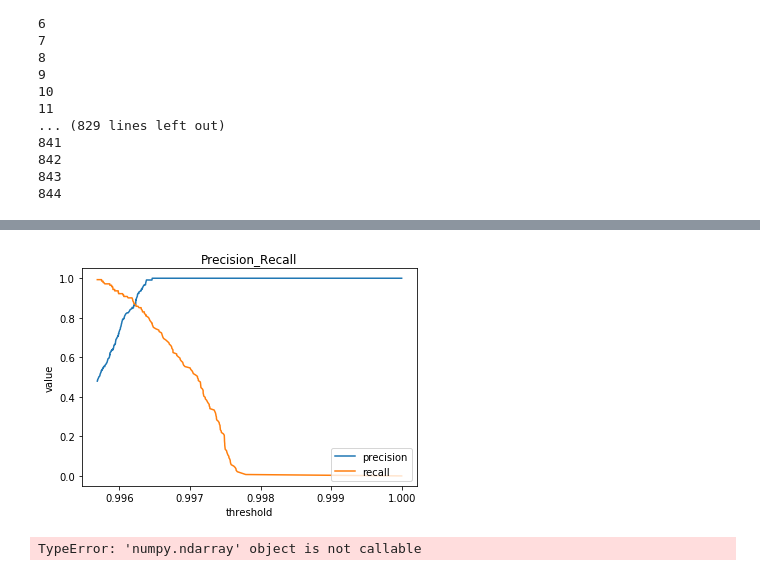
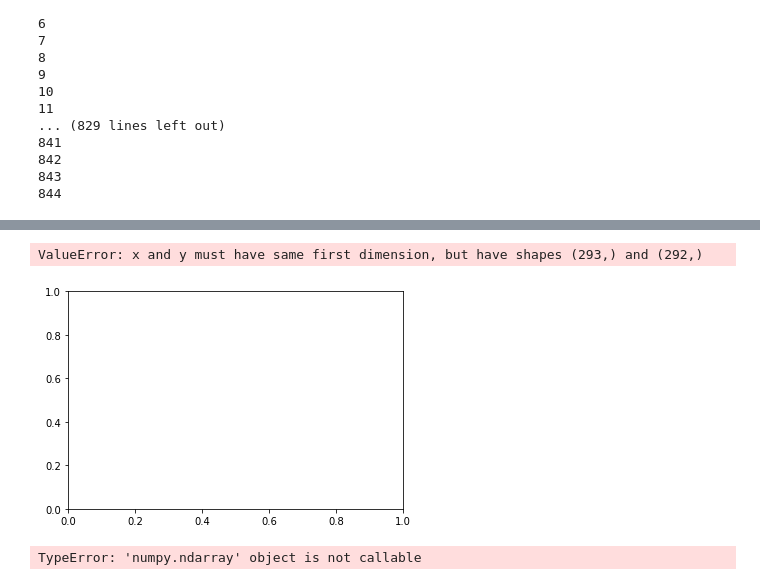
Before and after one commit to antoniomuso/PeterPen, a Jupyter notebook: data_processing/TIME_WARP.ipynb, the cells around one changed output, grey strips where cells are left out. Saved outputs shown, nothing was run; the diff lists cells and outputs as text; code cells hidden in the pictures.

Commit message:
nuove curve

```diff
--- a/data_processing/TIME_WARP.ipynb
+++ b/data_processing/TIME_WARP.ipynb
@@ -185,19 +195,20 @@ array([0.99646582, 0.99646449, 0.99641285, 0.99638404, 0.99637754,
 # %%
 precision, recall, th = precision_recall_curve(label_dg, media_invertita)
-arr = np.delete(precision, 0)
-arr_rec = np.delete(recall, 0)
+arr = np.delete(precision, [0, precision.shape[0]-1])
+arr_rec = np.delete(recall, [0,precision.shape[0]-1])
 
 plt.plot(th,arr)
 plt.plot(th,arr_rec)
 plt.title('Precision_Recall')
 plt.ylabel('value')
 plt.xlabel('threshold')
-plt.legend(['precision', 'recall'], loc='lower right')
+plt.legend(['precision'], loc='lower right')
 plt.savefig('precision_recall_curve.svg')
 
 #roc_auc_score(label_dg, media)
 # %% [output]
+ValueError: x and y must have same first dimension, but have shapes (293,) and (292,)
-[figure, old version]
+[figure, new version]
 # %%
 fpr, tpr , threshold= roc_curve(label_dg, media_invertita)
 fnr = 1 - tpr
```
Also changed, not shown: parts of 2 cells of this notebook, 4 other files.
